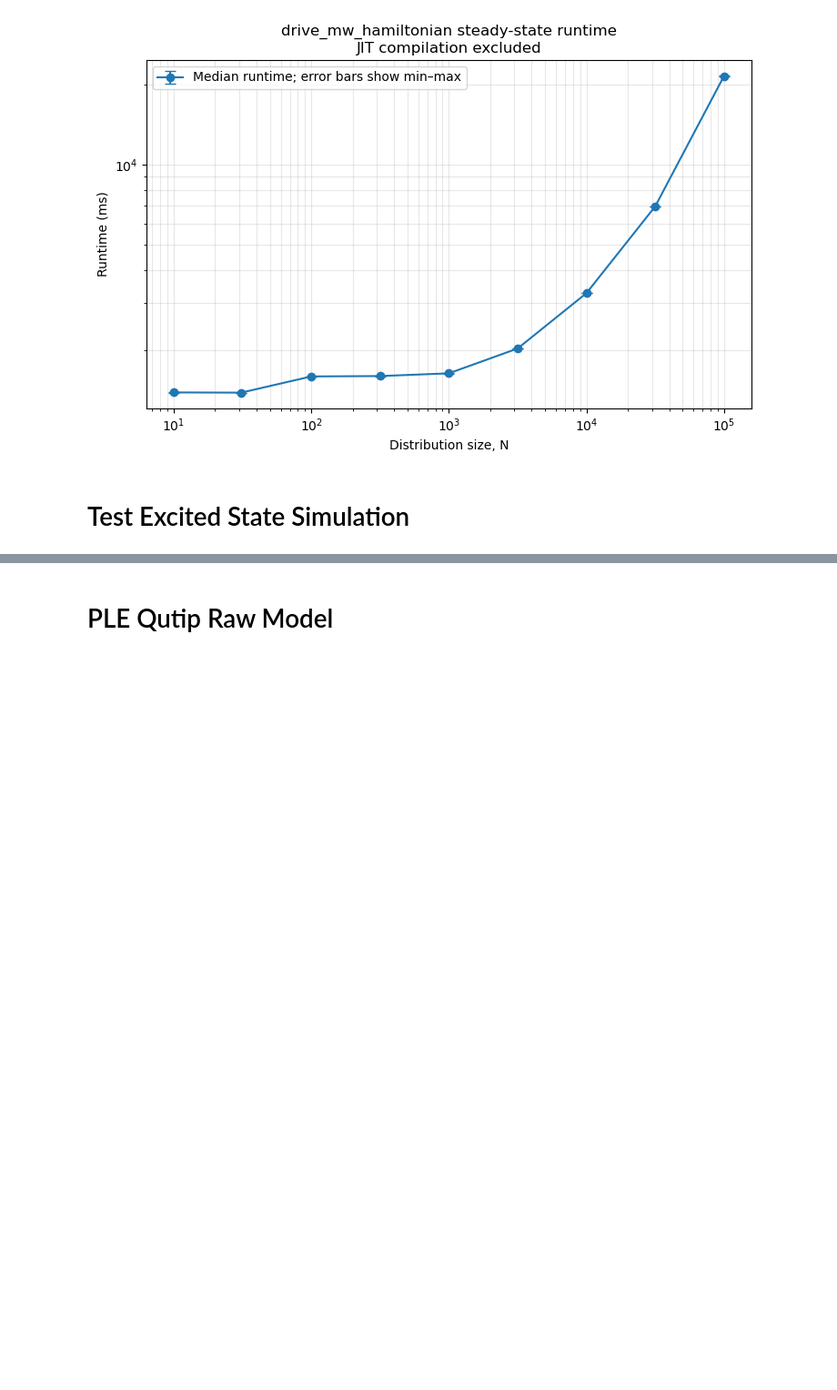
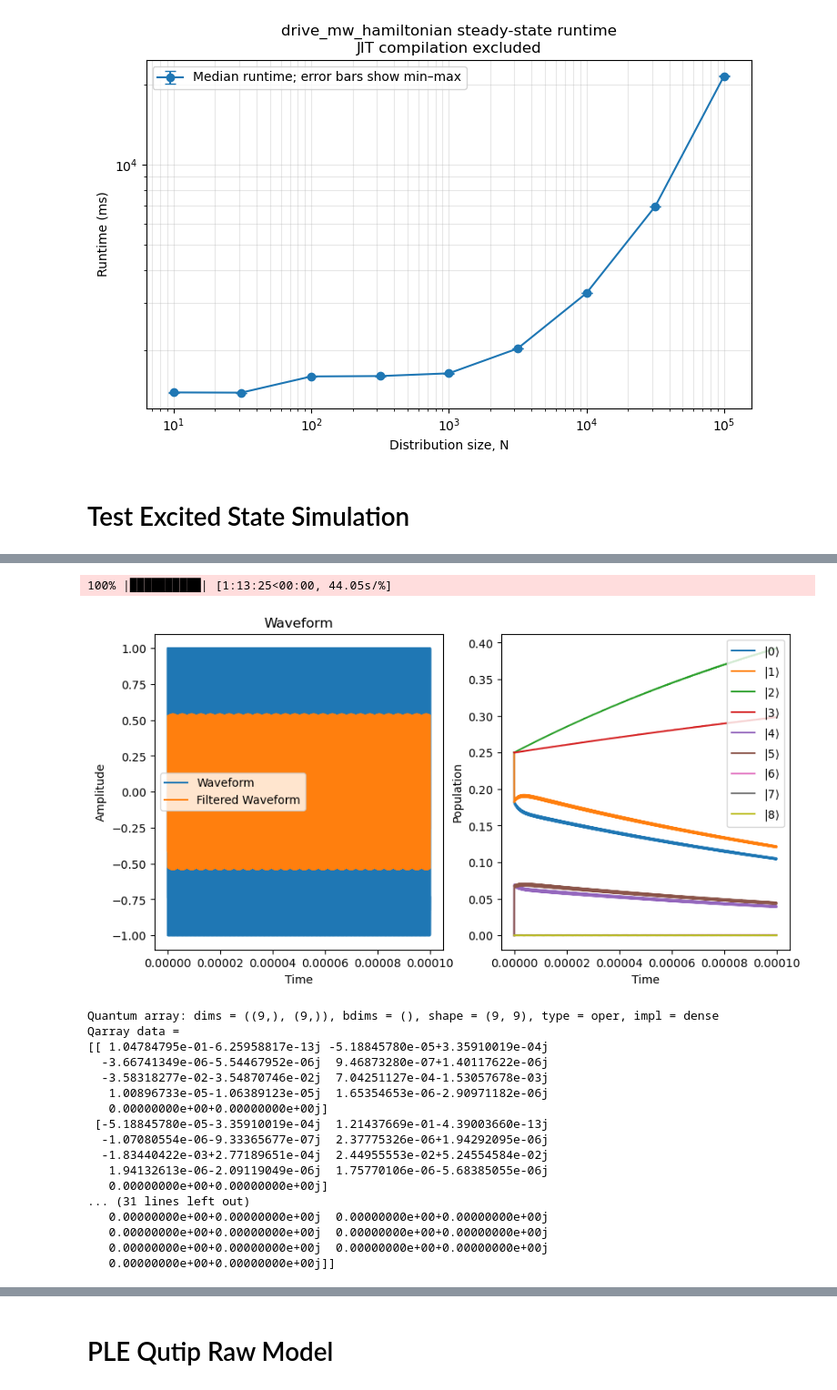
Before and after one commit to Sephiram591/qcontrol, a Jupyter notebook: src/qcontrol/snv120/testing.ipynb, the cells around one changed output, grey strips where cells are left out. Shown at 91% size. Cells and saved outputs as stored; diff of their text form; code cells hidden in the pictures; blank space fills up the shorter version.

Commit message:
Tested get_excitation_hamiltonian

```diff
--- a/src/qcontrol/snv120/testing.ipynb
+++ b/src/qcontrol/snv120/testing.ipynb
@@ -1348,0 +1464,79 @@ print(states[-1])
+# %%
+idx = 0
+# idx = jnp.arange(0, 100, dtype=jnp.int32)
+downsampling = 100
+pulse = AnalogPulse(
+    length=100e-6,
+    apodization=Apodization.COSINE,
+    apodization_length=0,
+    padding_length=0,
+    shift=0,
+    amplitude=1,
+    frequency=(dist.get_ple_freqs(idx=idx)[0] - dist.constants.laser_frequency) * 1e9,
+    frequency_chirp=0,
+    shape=Shape.SINUSOID,
+    S21_correct=False,
+    w_3db=2 * jnp.pi * 2e9,
+    phase_offset=np.nan,
+    name="",
+)
+rho0 = 0.25 * jqt.ket2dm(jqt.basis(9, 0)) + 0.25 * jqt.ket2dm(jqt.basis(9, 1)) \
+     + 0.25 * jqt.ket2dm(jqt.basis(9, 2)) + 0.25 * jqt.ket2dm(jqt.basis(9, 3))
+states, filter_states, populations = dist.drive_excitation_hamiltonian(
+    idx=idx,
+    optical_pulse=pulse,
+    included_states=(0, 1, 2, 3),
+    saveat_downsampling=downsampling,
+    solver_options_args=(True,"Tsit5", int(1e9), 1e-4,1e-6),
+    rho0=rho0,
+    experiment_idx=0
+)
+
+tau = make_analog_pulse_time_array(pulse, 1/dist.constants.sampling_rate/1e9, at_time=pulse.length/2)
+waveform, envelope, returned_tau = synthesize_analog_pulse(
+    pulse=pulse,
+    tau=tau,
+    at_time=pulse.length / 2,
+    all_info=True,
+    dphase=0.0,
+)
+fig, axs = plt.subplots(1,2, figsize=(10, 5))
+axs[0].plot(returned_tau, waveform, label="Waveform")
+axs[0].plot(returned_tau[::downsampling], filter_states[1], label="Filtered Waveform")
+axs[0].set_title("Waveform")
+axs[0].set_xlabel("Time")
+axs[0].set_ylabel("Amplitude")
+axs[0].legend()
+
+for i in range(9):
+    axs[1].plot(
+        np.asarray(returned_tau[::downsampling]),
+        np.asarray(populations[i]),
+        label=fr"$|{i}\rangle$",
+    )
+
+axs[1].set_xlabel("Time")
+axs[1].set_ylabel("Population")
+axs[1].legend()
+plt.show()
+print(states[-1])
+# %% [output]
+100% |██████████| [1:13:25<00:00, 44.05s/%]
+[figure, added]
+Quantum array: dims = ((9,), (9,)), bdims = (), shape = (9, 9), type = oper, impl = dense
+Qarray data =
+[[ 1.04784795e-01-6.25958817e-13j -5.18845780e-05+3.35910019e-04j
+  -3.66741349e-06-5.54467952e-06j  9.46873280e-07+1.40117622e-06j
+  -3.58318277e-02-3.54870746e-02j  7.04251127e-04-1.53057678e-03j
+   1.00896733e-05-1.06389123e-05j  1.65354653e-06-2.90971182e-06j
+   0.00000000e+00+0.00000000e+00j]
+ [-5.18845780e-05-3.35910019e-04j  1.21437669e-01-4.39003660e-13j
+  -1.07080554e-06-9.33365677e-07j  2.37775326e-06+1.94292095e-06j
+  -1.83440422e-03+2.77189651e-04j  2.44955553e-02+5.24554584e-02j
+   1.94132613e-06-2.09119049e-06j  1.75770106e-06-5.68385055e-06j
+   0.00000000e+00+0.00000000e+00j]
+... (31 lines left out)
+   0.00000000e+00+0.00000000e+00j  0.00000000e+00+0.00000000e+00j
+   0.00000000e+00+0.00000000e+00j  0.00000000e+00+0.00000000e+00j
+   0.00000000e+00+0.00000000e+00j  0.00000000e+00+0.00000000e+00j
+   0.00000000e+00+0.00000000e+00j]]
```
Also changed, not shown: parts of 13 cells of this notebook, 5 other files.
